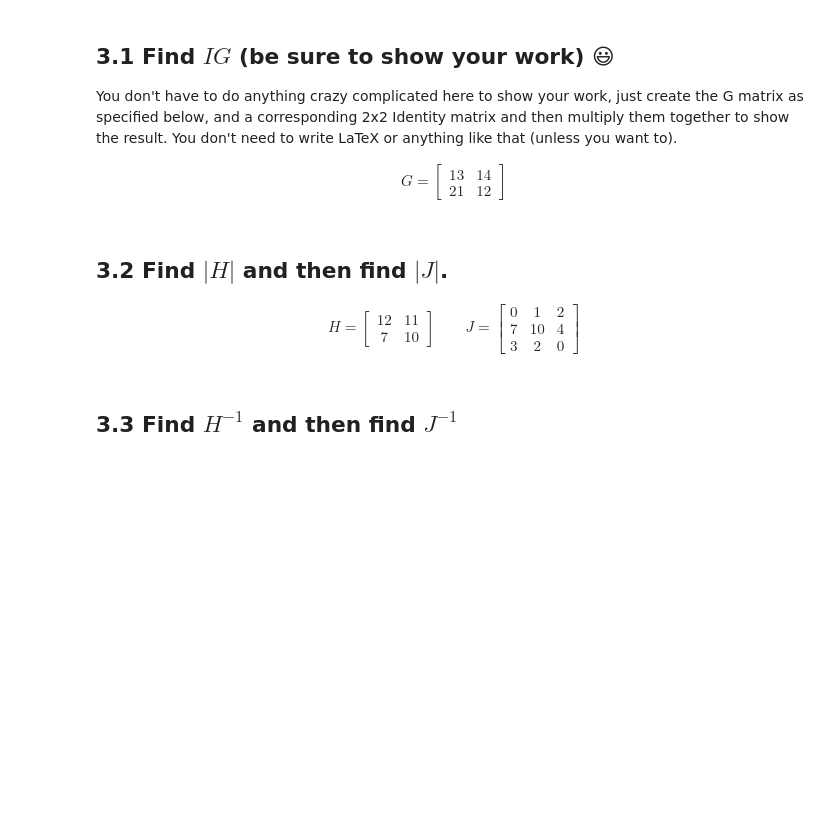
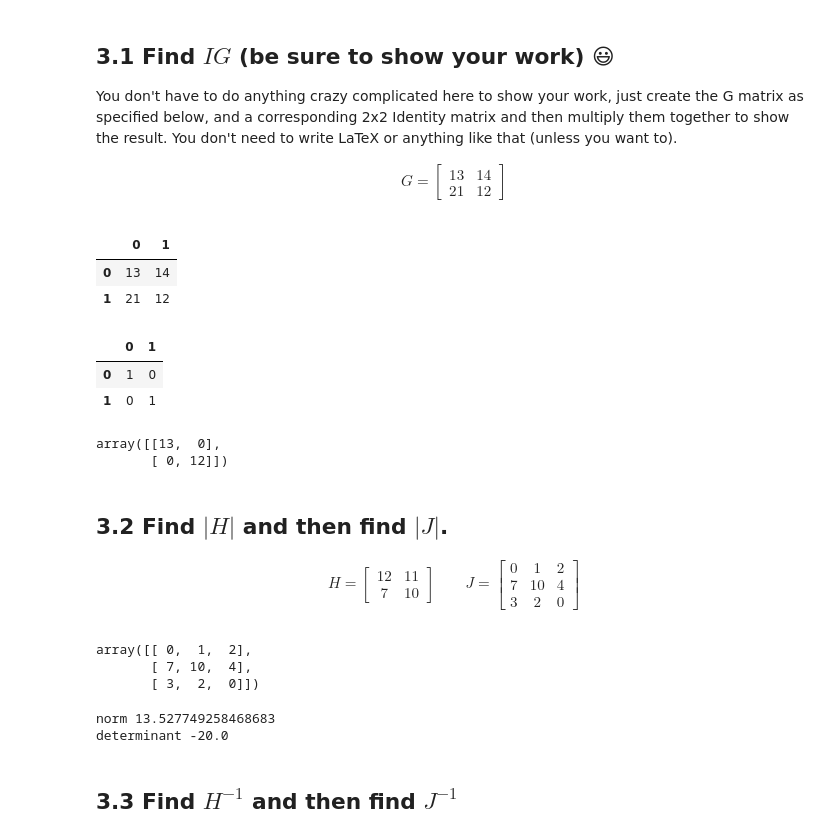
Before and after one commit to bjornlestrud/DS-Unit-1-Sprint-3-Linear-Algebra, a Jupyter notebook: Bjorn_LS_DS_131_Vectors_and_Matrices_Assignment.ipynb, the cells around one changed output. Cells and saved outputs as stored; diff of their text form; code cells hidden in the pictures; blank space fills up the shorter version.

```diff
--- a/Bjorn_LS_DS_131_Vectors_and_Matrices_Assignment.ipynb
+++ b/Bjorn_LS_DS_131_Vectors_and_Matrices_Assignment.ipynb
@@ -332,6 +355,25 @@ G=
 21 & 12
 \end{bmatrix}
 \end{align}
+# %%
+G = np.array([[13,14], [21,12]])
+pd.DataFrame(G)
+# %% [output]
+|  | 0 | 1 |
+| 0 | 13 | 14 |
+| 1 | 21 | 12 |
+# %%
+I = np.array([[1,0], [0,1]])
+pd.DataFrame(I)
+# %% [output]
+|  | 0 | 1 |
+| 0 | 1 | 0 |
+| 1 | 0 | 1 |
+# %%
+I*G
+# %% [output]
+array([[13,  0],
+       [ 0, 12]])
 # %% [markdown]
 ## 3.2 Find $|H|$ and then find $|J|$.
 
@@ -349,5 +391,21 @@ J=
 3 & 2 & 0
 \end{bmatrix}
 \end{align}
+# %%
+120-77
+
+J = np.array([[0,1,2], [7,10,4], [3,2,0]])
+pd.DataFrame(J)
+J
+# %% [output]
+array([[ 0,  1,  2],
+       [ 7, 10,  4],
+       [ 3,  2,  0]])
+# %%
+print('norm', np.linalg.norm(J))
+print('determinant', round(np.linalg.det(J),0))
+# %% [output]
+norm 13.527749258468683
+determinant -20.0
 # %% [markdown]
 ## 3.3 Find $H^{-1}$ and then find $J^{-1}$
```
Also changed, not shown: parts of 9 cells of this notebook.
